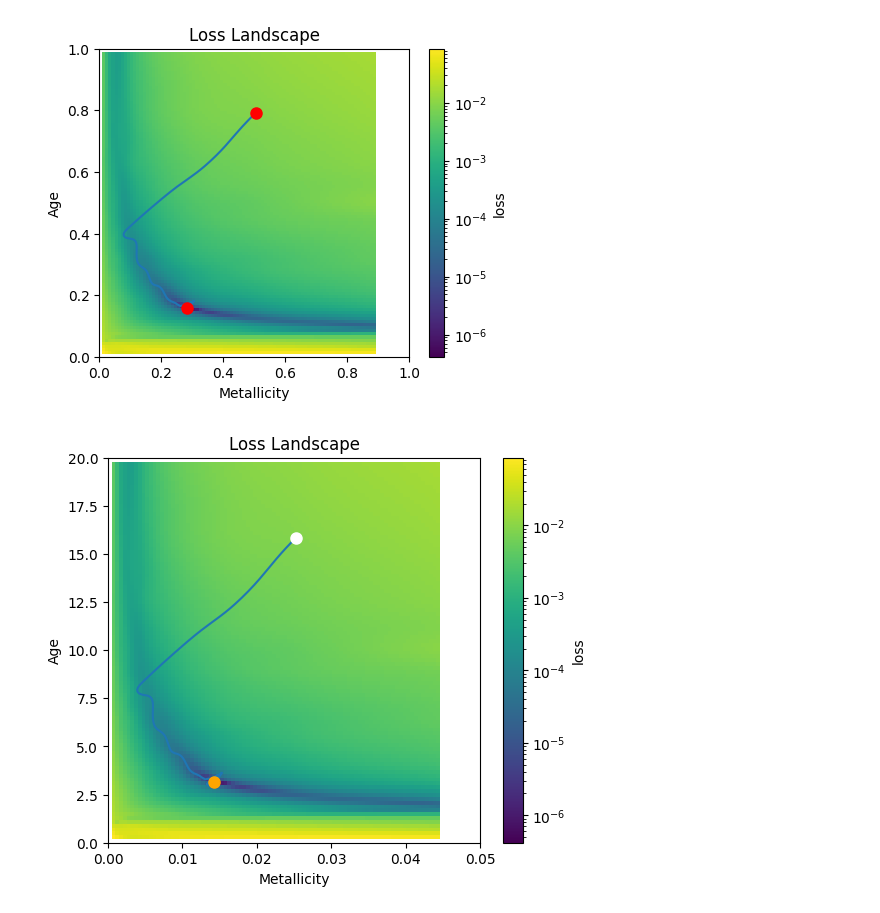
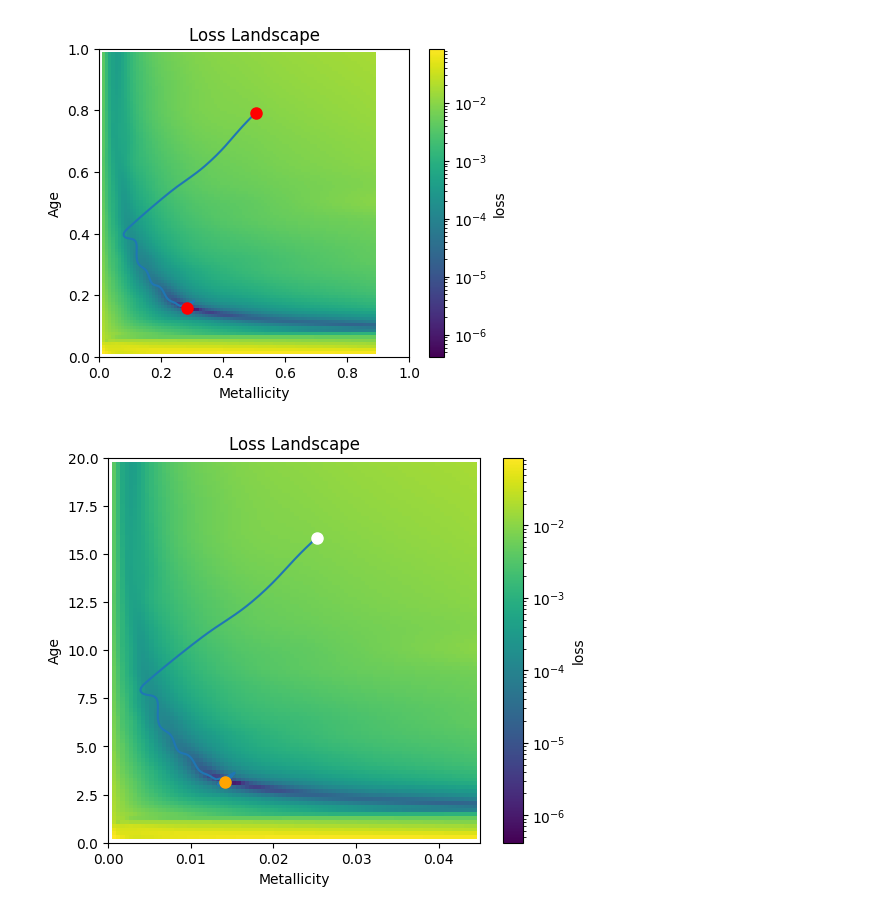
Before and after one commit to AstroAI-Lab/rubix, a Jupyter notebook: notebooks/gradient_age_metallicity_adamoptimizer_cpu_mac.ipynb, the cells around one changed output. Saved outputs shown, nothing was run; the diff lists cells and outputs as text; code cells hidden in the pictures.

```diff
--- a/notebooks/gradient_age_metallicity_adamoptimizer_cpu_mac.ipynb
+++ b/notebooks/gradient_age_metallicity_adamoptimizer_cpu_mac.ipynb
@@ -688,26 +688,27 @@ age_history = np.array(age_history)*20
 # %%
 # NBVAL_SKIP
 import matplotlib.pyplot as plt
 import matplotlib.colors as colors
 
 plt.figure(figsize=(6, 5))
 
 # Update the extent to the physical values: metallicity from 0 to 0.05 and age from 0 to 20.
 plt.imshow(loss_map, origin='lower', extent=[0, 0.05, 0, 20], aspect='auto', norm=colors.LogNorm())
 
 plt.xlabel('Metallicity')
 plt.ylabel('Age')
 plt.title('Loss Landscape')
 plt.colorbar(label='loss')
+plt.xlim(0, 0.045)
 
 # Plot the history in physical coordinates by multiplying the normalized values.
 plt.plot(metallicity_history[:], age_history[:])#, 'bx', markersize=8)
 
 # Plot the red dots in physical coordinates
 plt.plot(metallicity_values[index_metallicity], age_values[index_age], marker='o', color='orange', markersize=8)
 plt.plot(metallicity_values[initial_metallicity_index], age_values[initial_age_index], 'wo', markersize=8)
 
 plt.savefig("output/optimisation_losslandscape.jpg", dpi=1000)
 plt.show()
 # %% [output]
-[figure, old version]
+[figure, new version]
```
Also changed, not shown: parts of 8 cells of this notebook, 2 other files.
